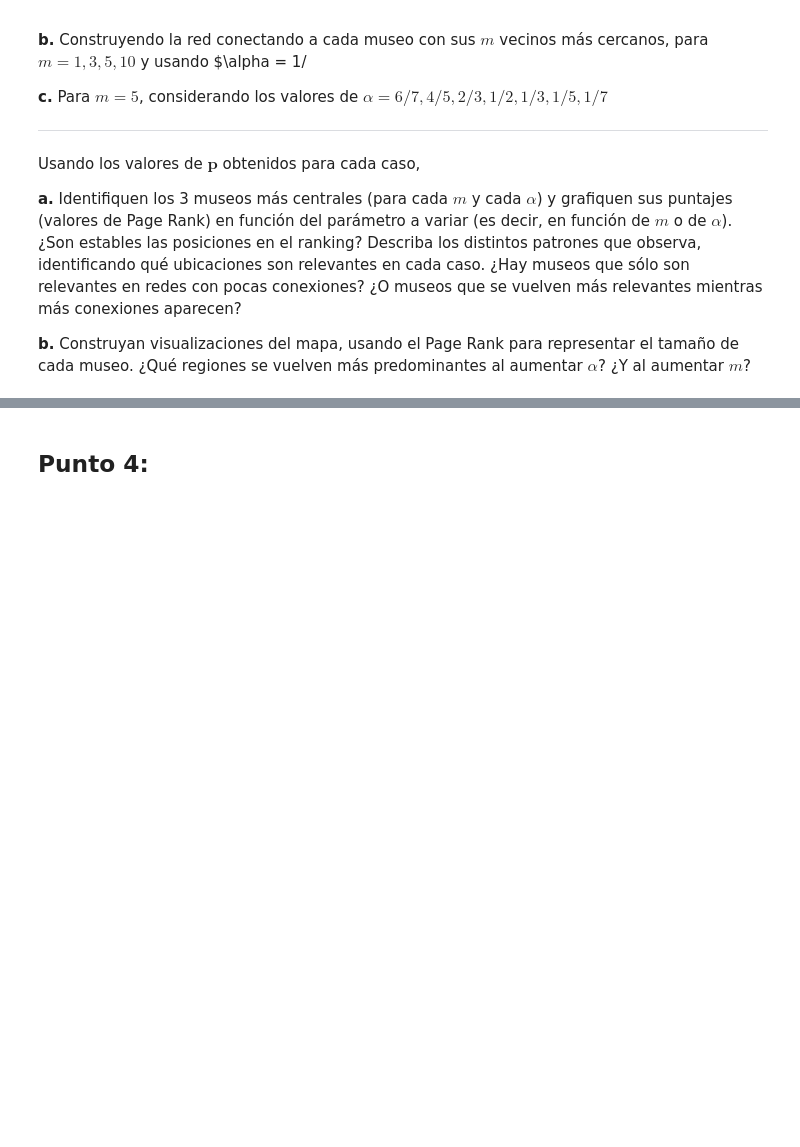
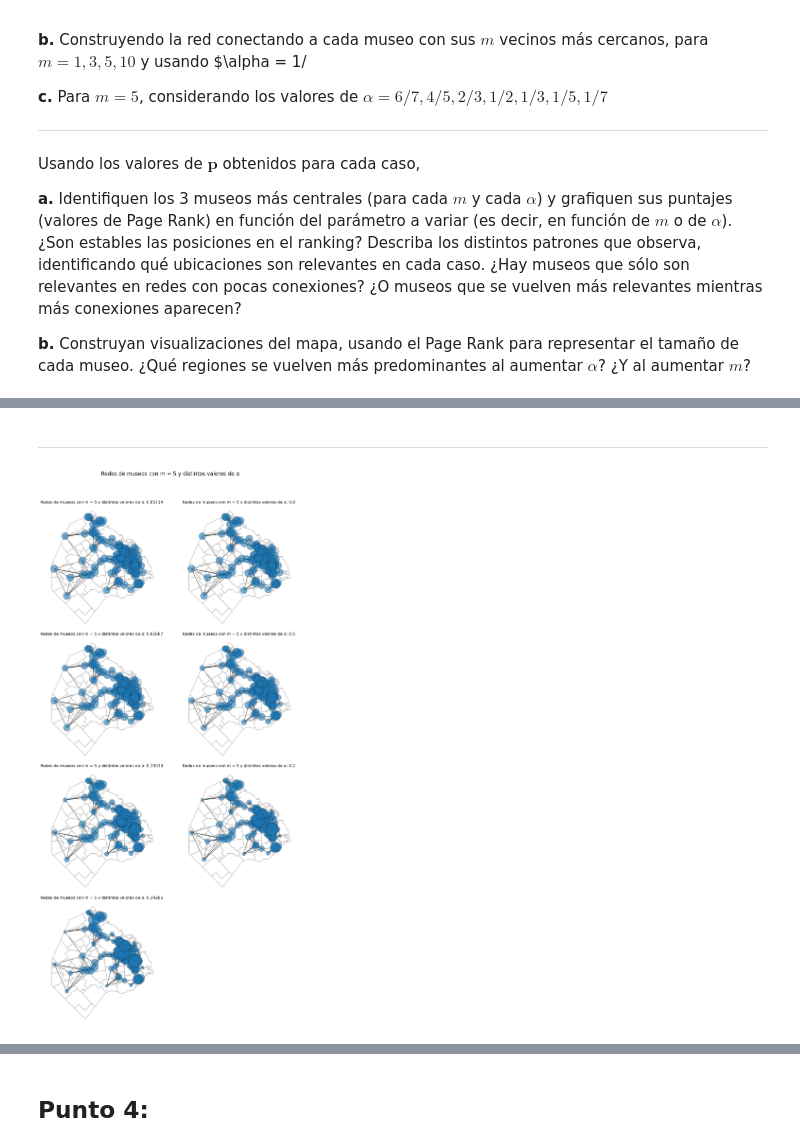
Before and after one commit to JuanmaMoreira/ALC2025-1c-TP1, a Jupyter notebook: TP1_template.ipynb, the cells around one changed output, grey strips where cells are left out. Cells and saved outputs as stored; diff of their text form; code cells hidden in the pictures; blank space fills up the shorter version.

```diff
--- a/TP1_template.ipynb
+++ b/TP1_template.ipynb
@@ -467,0 +245,16 @@ A medida que $m$ aumenta, la red se vuelve más densa y ganan aún más protagon
+# %% [markdown]
+---
+# %%
+# Mostrar redes para distintos α (con m = 5 fijo)
+# Creamos un diccionario de grafos con m=5 fijo
+grafos_alfa = {round(alfa, 5): grafos_m[5] for alfa in valores_alfa}
+
+tf.graficar_redes_museos_set(
+    grafos=grafos_alfa,
+    pageranks=pageranks_alfa,
+    G_layout=G_layout,
+    barrios=barrios,
+    titulo_general="Redes de museos con m = 5 y distintos valores de α"
+)
+# %% [output]
+[figure, added]
```
Also changed, not shown: parts of 46 cells of this notebook, 1 other file.
